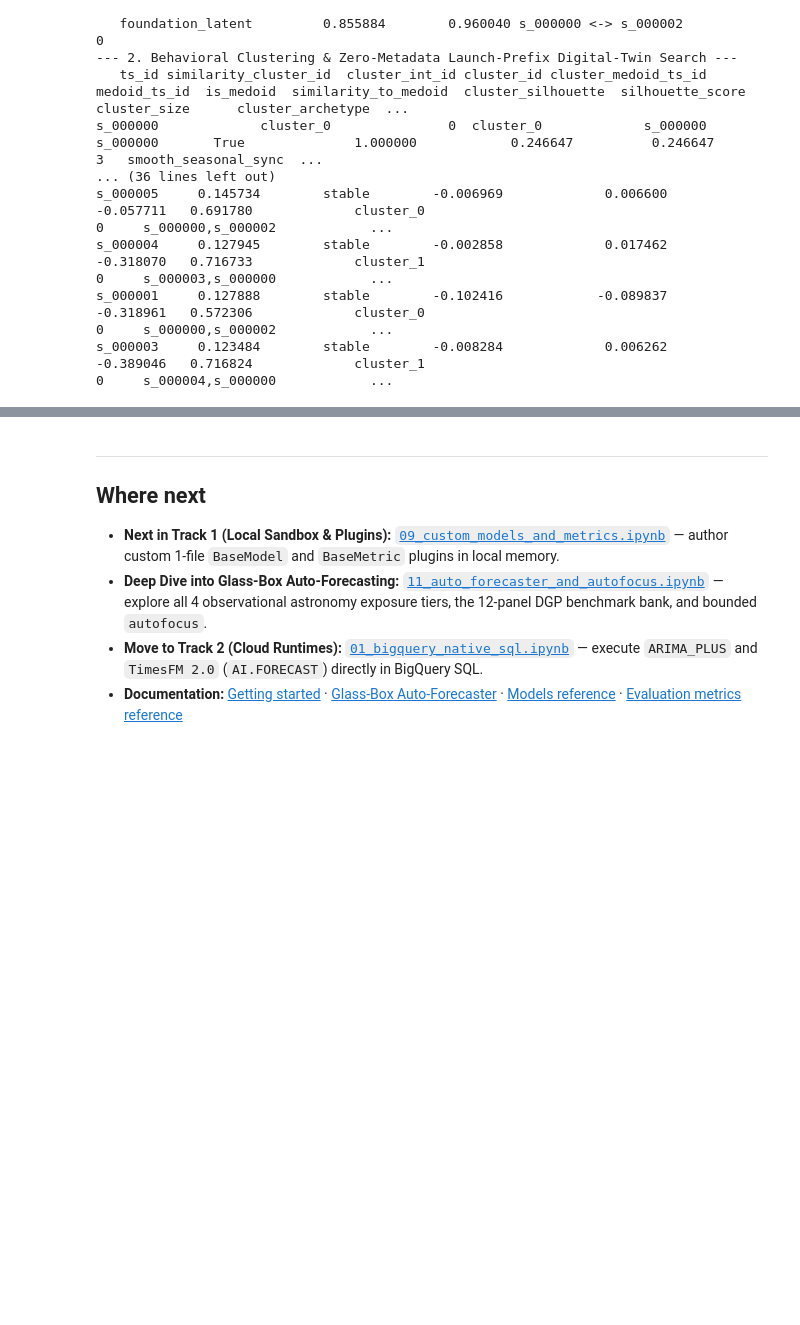
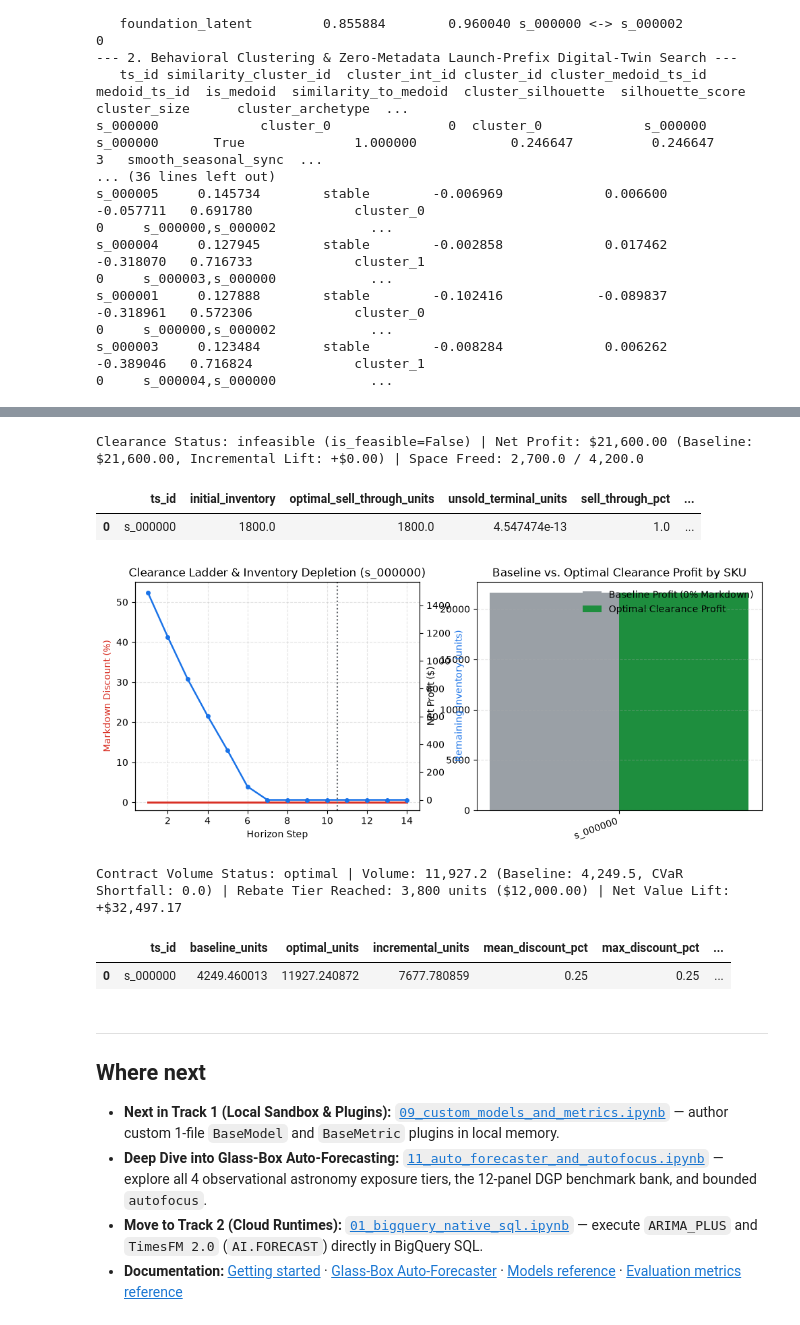
Before and after one commit to statmike/scale-forecasting, a Jupyter notebook: notebooks/00_model_playground.ipynb, the cells around one changed output, grey strips where cells are left out. Saved outputs shown, nothing was run; the diff lists cells and outputs as text; code cells hidden in the pictures; blank space fills up the shorter version.

Commit message:
feat(track-q1): Lifecycle Markdown Clearance, Space Reclamation & Vendor Contract Volume MILP (v1.9.0)

```diff
--- a/notebooks/00_model_playground.ipynb
+++ b/notebooks/00_model_playground.ipynb
@@ -1321,3 +1328,69 @@ s_000003     0.123484        stable        -0.008284             0.006262
+# %%
+# 1. Lifecycle Markdown, Digital-Twin Elasticity Borrowing & Space Reclamation MILP
+bo_clearance = bakeoff(
+    data=panel[panel["ts_id"].isin(leaf_ids[:3])],
+    models=["theta", "holtwinters"],
+    horizon=14,
+    n_folds=2,
+)
+clearance_res = bo_clearance.optimize_clearance(
+    initial_inventory={leaf_ids[0]: 1800.0, leaf_ids[1]: 1500.0, leaf_ids[2]: 2200.0},
+    expiry_step={leaf_ids[0]: 10, leaf_ids[1]: 12, leaf_ids[2]: 14},
+    unit_volume={leaf_ids[0]: 1.5, leaf_ids[1]: 2.0, leaf_ids[2]: 1.0},
+    target_space_freed=4200.0,
+    reclaim_by_step=10,
+    spoilage_cost=3.0,
+    salvage_value=1.0,
+)
+print(
+    f"Clearance Status: {clearance_res.status} (is_feasible={clearance_res.is_feasible}) | "
+    f"Net Profit: ${clearance_res.total_optimal_profit:,.2f} (Baseline: ${clearance_res.total_baseline_profit:,.2f}, "
+    f"Incremental Lift: +${clearance_res.total_profit_lift:,.2f}) | "
+    f"Space Freed: {clearance_res.total_space_freed:,.1f} / {clearance_res.target_space_freed:,.1f}"
+)
+display(
+    clearance_res.summary_df[
+        [
+            "ts_id",
+            "initial_inventory",
+            "optimal_sell_through_units",
+            "unsold_terminal_units",
+            "sell_through_pct",
+            "total_space_freed",
+            "max_discount_pct",
+            "price_elasticity",
+            "elasticity_source",
+            "optimal_gross_profit",
+            "net_profit_lift",
+        ]
+    ]
+)
+bo_clearance.plot_clearance_schedule(clearance_res)
+plt.show()
+
+# 2. Vendor Contract Volume & Tiered Rebate / Take-or-Pay Optimization
+contract_res = bo_clearance.optimize_contract_volume(
+    contract_tiers=[(2500.0, 4500.0), (3800.0, 12000.0)],
+    min_contract_volume=3500.0,
+    shortfall_penalty_per_unit=6.0,
+    risk_aversion_lambda=0.5,
+)
+print(
+    f"\nContract Volume Status: {contract_res.status} | "
+    f"Volume: {contract_res.optimal_portfolio_units:,.1f} (Baseline: {contract_res.baseline_portfolio_units:,.1f}, "
+    f"CVaR Shortfall: {contract_res.cvar_shortfall_units:,.1f}) | "
+    f"Rebate Tier Reached: {contract_res.achieved_tier_units:,.0f} units (${contract_res.rebate_earned:,.2f}) | "
+    f"Net Value Lift: +${contract_res.net_value_lift:,.2f}"
+)
+display(contract_res.summary_df)
+# %% [output]
+Clearance Status: infeasible (is_feasible=False) | Net Profit: $21,600.00 (Baseline: $21,600.00, Incremental Lift: +$0.00) | Space Freed: 2,700.0 / 4,200.0
+|  | ts_id | initial_inventory | optimal_sell_through_units | unsold_terminal_units | sell_through_pct | ... |
+| 0 | s_000000 | 1800.0 | 1800.0 | 4.547474e-13 | 1.0 | ... |
+[figure, added]
+Contract Volume Status: optimal | Volume: 11,927.2 (Baseline: 4,249.5, CVaR Shortfall: 0.0) | Rebate Tier Reached: 3,800 units ($12,000.00) | Net Value Lift: +$32,497.17
+|  | ts_id | baseline_units | optimal_units | incremental_units | mean_discount_pct | max_discount_pct | ... |
+| 0 | s_000000 | 4249.460013 | 11927.240872 | 7677.780859 | 0.25 | 0.25 | ... |
 # %% [markdown]
 <!-- sf-closing -->
 ---
```
Also changed, not shown: parts of 1 cell of this notebook, 36 other files.
